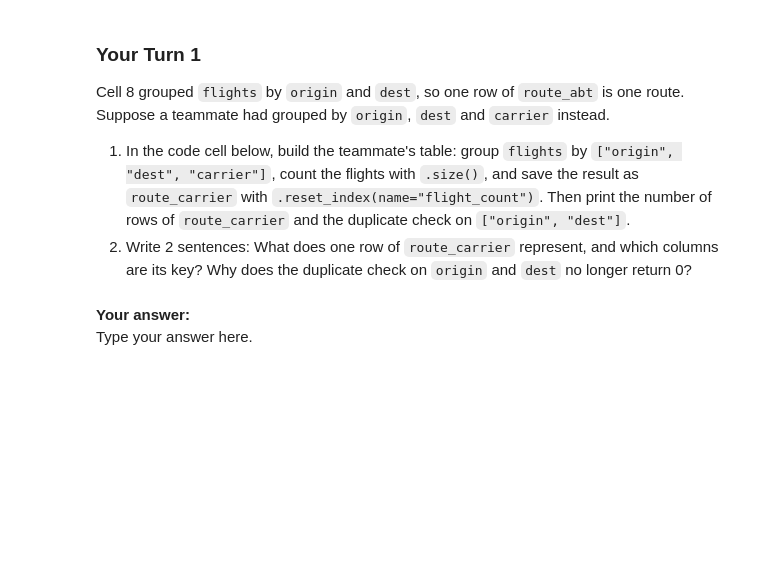
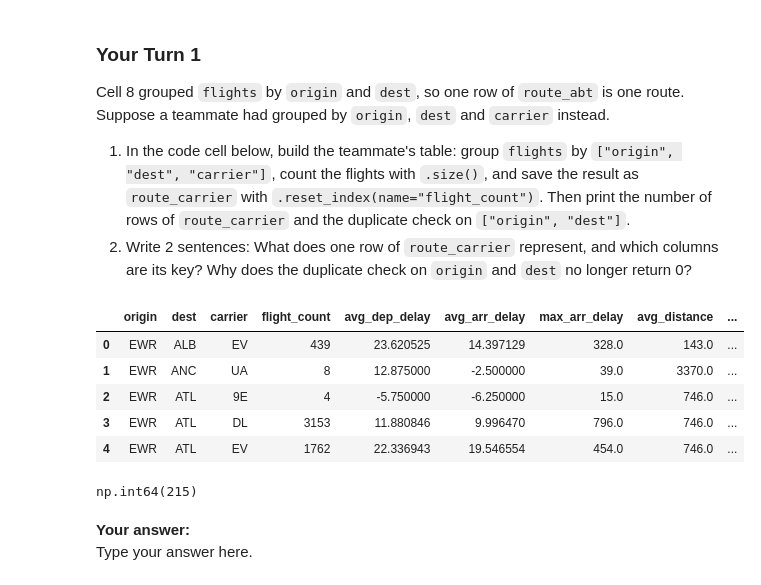
Before and after one commit to angelinaharding0301/ban6003-week11-AngelinaHarding, a Jupyter notebook: notebooks/module11_abt_documentation_guided_lab.ipynb, the cells around one changed output. Drawn from its saved outputs; the diff is of its cells as text; code cells hidden in the pictures; blank space fills up the shorter version.

```diff
--- a/notebooks/module11_abt_documentation_guided_lab.ipynb
+++ b/notebooks/module11_abt_documentation_guided_lab.ipynb
@@ -147,8 +172,35 @@ Cell 8 grouped `flights` by `origin` and `dest`, so one row of `route_abt` is on
 # %%
 # Your Turn 1
 # Build route_carrier: group flights by origin, dest and carrier, count with .size(),
 # then .reset_index(name="flight_count").
 # Print len(route_carrier) and the duplicate check on ["origin", "dest"] (same code as in the cell above).
+
+route_carrier_abt = (
+    flights
+    .groupby(["origin", "dest", "carrier"])
+    .agg(
+        flight_count=("flight", "count"),
+        avg_dep_delay=("dep_delay", "mean"),
+        avg_arr_delay=("arr_delay", "mean"),
+        max_arr_delay=("arr_delay", "max"),
+        avg_distance=("distance", "mean"),
+        avg_air_time=("air_time", "mean")
+    )
+    .reset_index()
+)
+
+route_carrier_abt.head()
+# %% [output]
+|  | origin | dest | carrier | flight_count | avg_dep_delay | avg_arr_delay | max_arr_delay | avg_distance | ... |
+| 0 | EWR | ALB | EV | 439 | 23.620525 | 14.397129 | 328.0 | 143.0 | ... |
+| 1 | EWR | ANC | UA | 8 | 12.875000 | -2.500000 | 39.0 | 3370.0 | ... |
+| 2 | EWR | ATL | 9E | 4 | -5.750000 | -6.250000 | 15.0 | 746.0 | ... |
+| 3 | EWR | ATL | DL | 3153 | 11.880846 | 9.996470 | 796.0 | 746.0 | ... |
+| 4 | EWR | ATL | EV | 1762 | 22.336943 | 19.546554 | 454.0 | 746.0 | ... |
+# %%
+route_carrier_abt[["origin", "dest"]].duplicated().sum()
+# %% [output]
+np.int64(215)
 # %% [markdown]
 **Your answer:**
 Type your answer here.
```
Also changed, not shown: parts of 16 cells of this notebook, 3 other files.
